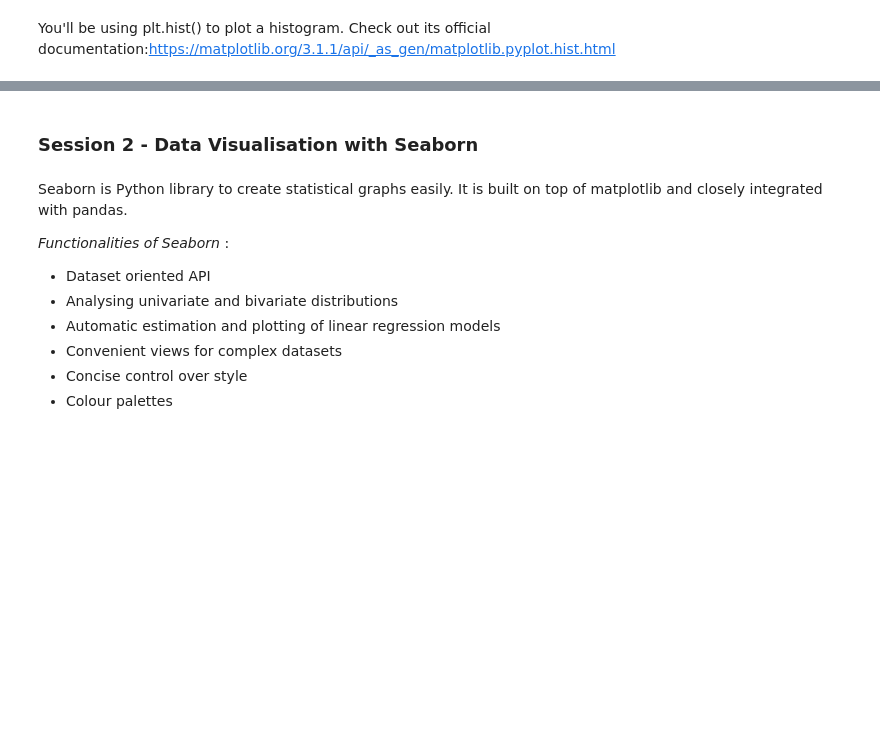
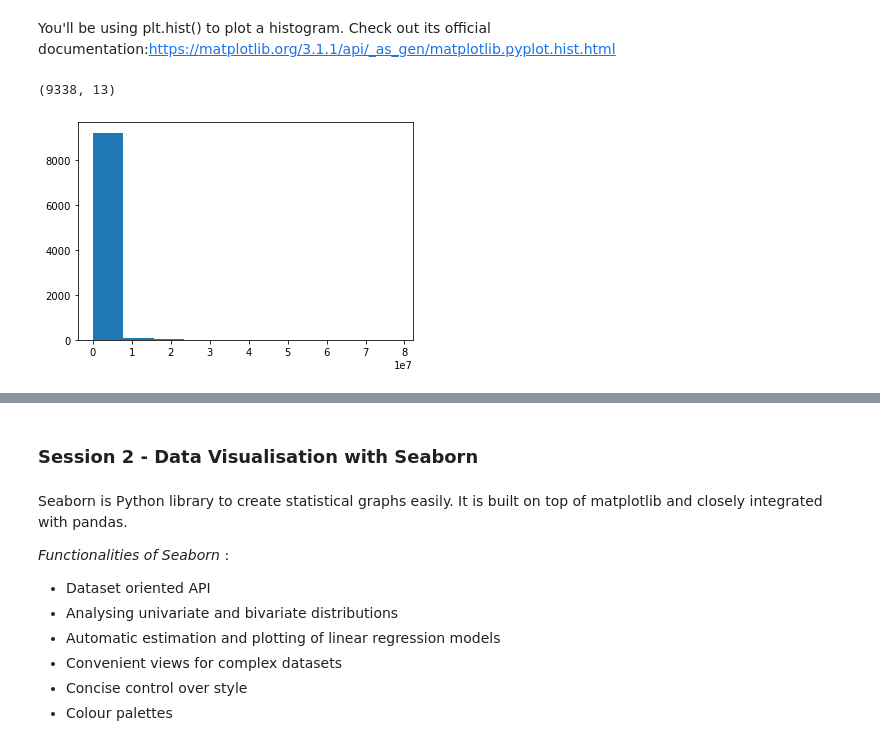
Before and after one commit to saishankar2748/Data-Analysis, a Jupyter notebook: Case Study Google Playstore apps/Data Visualisation in Python - Case Study.ipynb, the cells around one changed output, grey strips where cells are left out. Saved outputs shown, nothing was run; the diff lists cells and outputs as text; code cells hidden in the pictures; blank space fills up the shorter version.

```diff
--- a/Case Study Google Playstore apps/Data Visualisation in Python - Case Study.ipynb
+++ b/Case Study Google Playstore apps/Data Visualisation in Python - Case Study.ipynb
@@ -607,4 +609,12 @@ You'll be using plt.hist() to plot a histogram. Check out its official documenta
+# %%
+inp1.shape
+# %% [output]
+(9338, 13)
 # %%
 #Create a histogram of the Reviews
+plt.hist(x=inp1['Reviews'],bins=10)
+plt.show()
+# %% [output]
+[figure, added]
 # %%
 #Create a boxplot of the Reviews column
```
Also changed, not shown: parts of 10 cells of this notebook.
